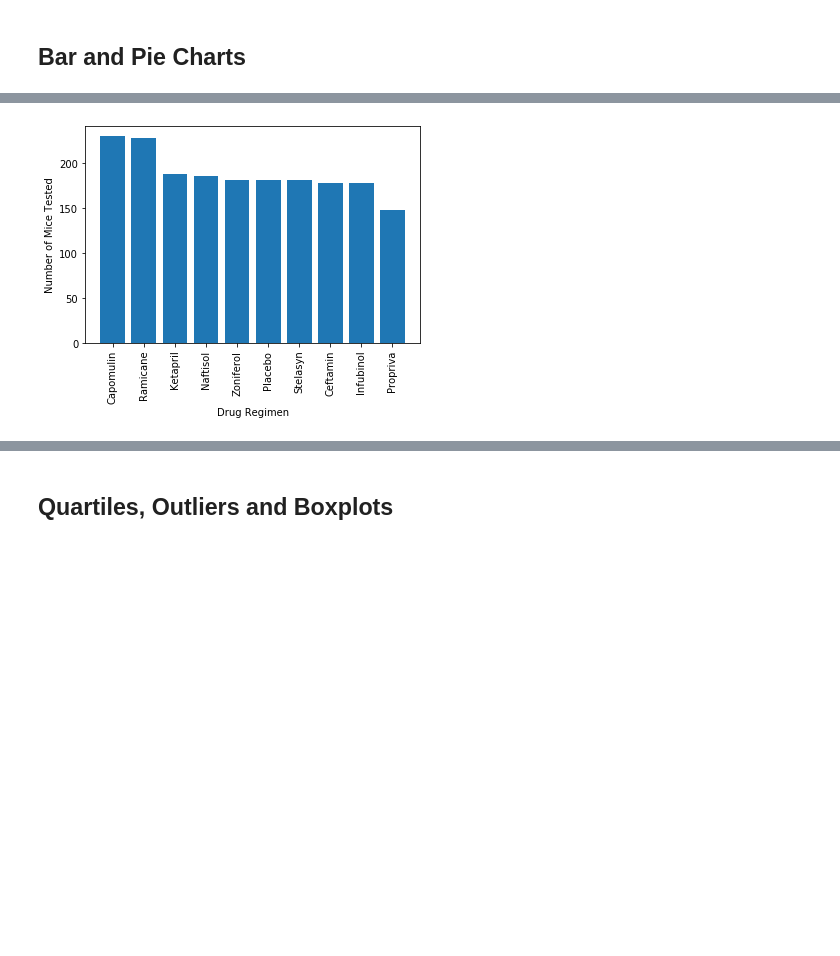
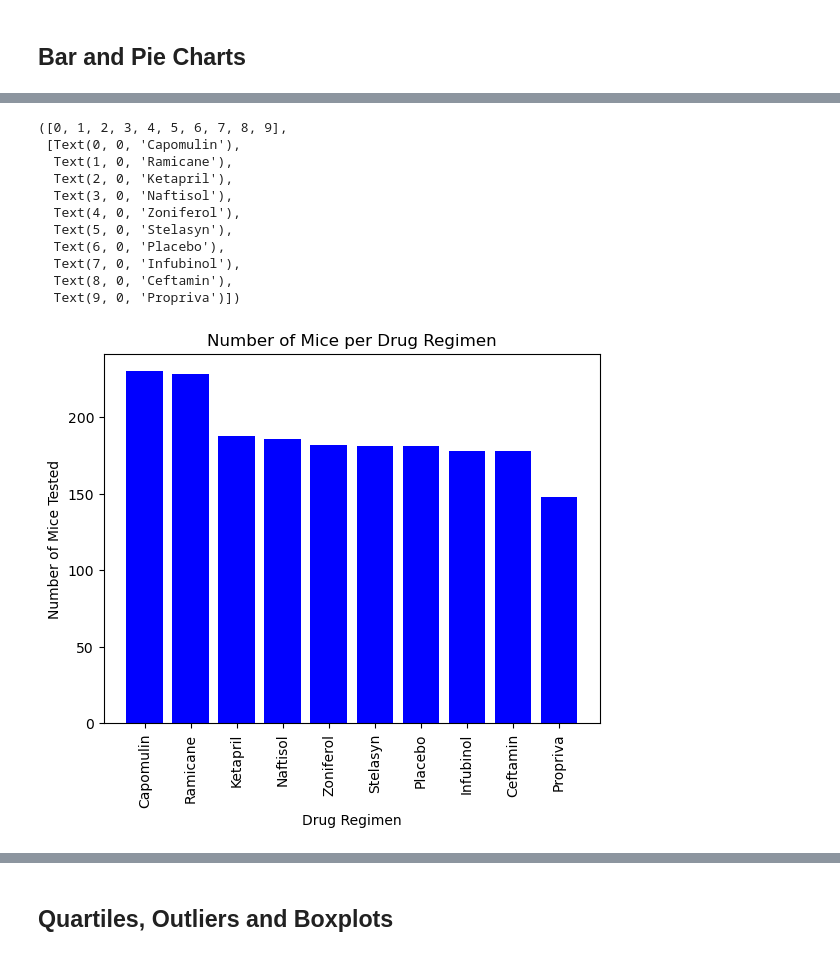
Before and after one commit to mike2463/Pymaceuticals_Mouse_Study, a Jupyter notebook: Pymaceuticals/pymaceuticals_starter.ipynb, the cells around one changed output, grey strips where cells are left out. Drawn from its saved outputs; the diff is of its cells as text; code cells hidden in the pictures; blank space fills up the shorter version.

```diff
--- a/Pymaceuticals/pymaceuticals_starter.ipynb
+++ b/Pymaceuticals/pymaceuticals_starter.ipynb
@@ -46,7 +47,7 @@ duplicate_rows
 array(['g989'], dtype=object)
 # %%
 # Create a clean DataFrame by dropping the duplicate mouse by its ID.
-clean_mice = mouse_study.drop_duplicates(subset = ['Mouse ID', 'Timepoint'], keep='first')
+clean_mice = mouse_study[mouse_study['Mouse ID'].isin(duplicate_rows)==False]
 clean_mice.head()
 # %% [output]
 |  | Mouse ID | Timepoint | Tumor Volume (mm3) | Metastatic Sites | Drug Regimen | Sex | Age_months | ... |
@@ -119,6 +126,26 @@ clean_mice.groupby('Drug Regimen').agg(['mean', 'median', 'var', 'std', 'sem'])[
 # %%
 # Generate a bar plot showing the total number of timepoints for all mice tested for each drug regimen using pyplot.
+mouse_per_drug = clean_mice['Drug Regimen'].value_counts()
+x = mouse_per_drug.index.values
+y = mouse_per_drug.values
+
+plt.bar(x,y, color = 'b', align = 'center')
+plt.title('Number of Mice per Drug Regimen')
+plt.xlabel('Drug Regimen')
+plt.ylabel('Number of Mice Tested')
+plt.xticks(rotation = 'vertical')
 # %% [output]
+([0, 1, 2, 3, 4, 5, 6, 7, 8, 9],
+ [Text(0, 0, 'Capomulin'),
+  Text(1, 0, 'Ramicane'),
+  Text(2, 0, 'Ketapril'),
+  Text(3, 0, 'Naftisol'),
+  Text(4, 0, 'Zoniferol'),
+  Text(5, 0, 'Stelasyn'),
+  Text(6, 0, 'Placebo'),
+  Text(7, 0, 'Infubinol'),
+  Text(8, 0, 'Ceftamin'),
+  Text(9, 0, 'Propriva')])
-[figure, old version]
+[figure, new version]
 # %%
 # Generate a pie plot showing the distribution of female versus male mice using Pandas
```
Also changed, not shown: parts of 8 cells of this notebook.
